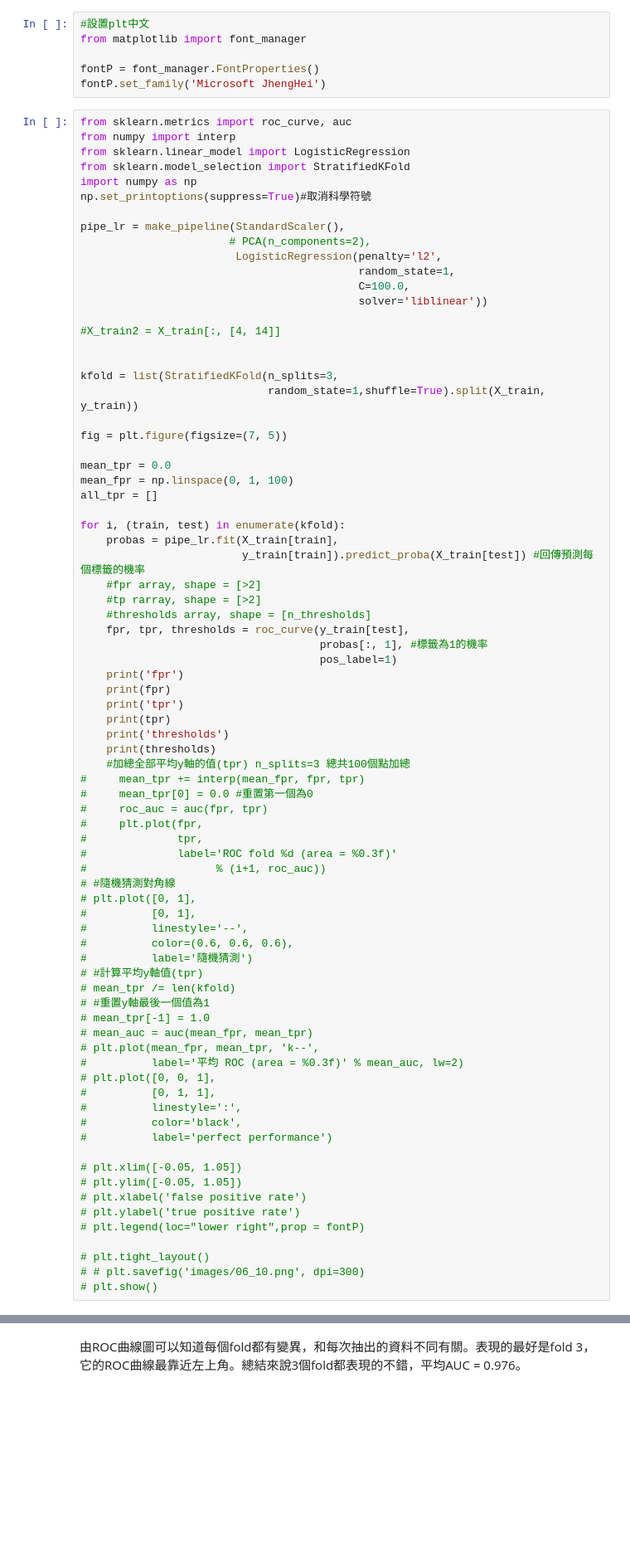
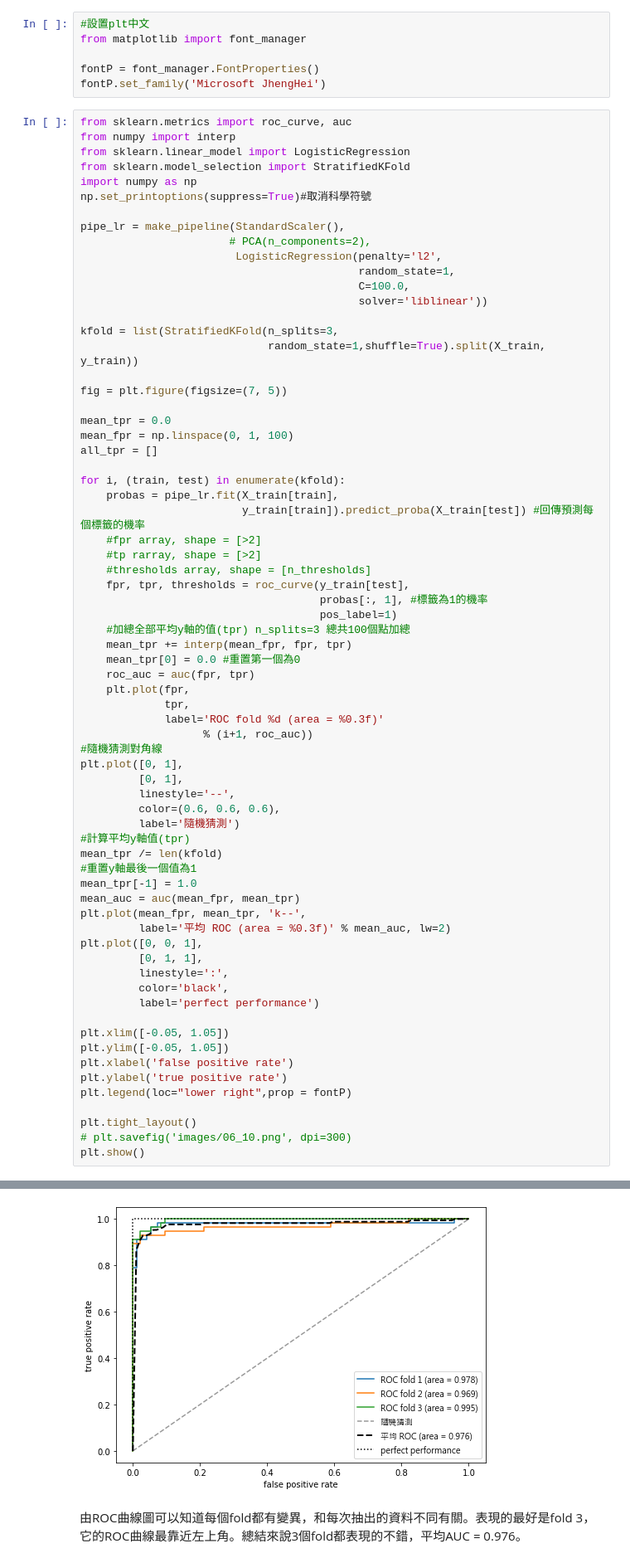
Before and after one commit to renardbao/ML_learn, a Jupyter notebook: confusionMatrix.ipynb, the cells around one changed output, grey strips where cells are left out. Shown at 83% size. Saved outputs shown, nothing was run; the diff lists cells and outputs as text; blank space fills up the shorter version.

```diff
--- a/confusionMatrix.ipynb
+++ b/confusionMatrix.ipynb
@@ -98,9 +127,6 @@ pipe_lr = make_pipeline(StandardScaler(),
                                            random_state=1,
                                            C=100.0,
                                            solver='liblinear'))
-
-#X_train2 = X_train[:, [4, 14]]
-
 
 kfold = list(StratifiedKFold(n_splits=3,
                              random_state=1,shuffle=True).split(X_train, y_train))
@@ -120,46 +146,40 @@ for i, (train, test) in enumerate(kfold):
     fpr, tpr, thresholds = roc_curve(y_train[test],
                                      probas[:, 1], #標籤為1的機率
                                      pos_label=1)
-    print('fpr')
-    print(fpr)
-    print('tpr')
-    print(tpr)
-    print('thresholds')
-    print(thresholds)
     #加總全部平均y軸的值(tpr) n_splits=3 總共100個點加總
-#     mean_tpr += interp(mean_fpr, fpr, tpr)
-#     mean_tpr[0] = 0.0 #重置第一個為0
-#     roc_auc = auc(fpr, tpr)
-#     plt.plot(fpr,
-#              tpr,
-#              label='ROC fold %d (area = %0.3f)'
-#                    % (i+1, roc_auc))
-# #隨機猜測對角線
-# plt.plot([0, 1],
-#          [0, 1],
-#          linestyle='--',
-#          color=(0.6, 0.6, 0.6),
-#          label='隨機猜測')
-# #計算平均y軸值(tpr)
-# mean_tpr /= len(kfold)
-# #重置y軸最後一個值為1
-# mean_tpr[-1] = 1.0
-# mean_auc = auc(mean_fpr, mean_tpr)
-# plt.plot(mean_fpr, mean_tpr, 'k--',
-#          label='平均 ROC (area = %0.3f)' % mean_auc, lw=2)
-# plt.plot([0, 0, 1],
-#          [0, 1, 1],
-#          linestyle=':',
-#          color='black',
-#          label='perfect performance')
+    mean_tpr += interp(mean_fpr, fpr, tpr)
+    mean_tpr[0] = 0.0 #重置第一個為0
+    roc_auc = auc(fpr, tpr)
+    plt.plot(fpr,
+             tpr,
+             label='ROC fold %d (area = %0.3f)'
+                   % (i+1, roc_auc))
+#隨機猜測對角線
+plt.plot([0, 1],
+         [0, 1],
+         linestyle='--',
+         color=(0.6, 0.6, 0.6),
+         label='隨機猜測')
+#計算平均y軸值(tpr)
+mean_tpr /= len(kfold)
+#重置y軸最後一個值為1
+mean_tpr[-1] = 1.0
+mean_auc = auc(mean_fpr, mean_tpr)
+plt.plot(mean_fpr, mean_tpr, 'k--',
+         label='平均 ROC (area = %0.3f)' % mean_auc, lw=2)
+plt.plot([0, 0, 1],
+         [0, 1, 1],
+         linestyle=':',
+         color='black',
+         label='perfect performance')
 
-# plt.xlim([-0.05, 1.05])
-# plt.ylim([-0.05, 1.05])
-# plt.xlabel('false positive rate')
-# plt.ylabel('true positive rate')
-# plt.legend(loc="lower right",prop = fontP)
+plt.xlim([-0.05, 1.05])
+plt.ylim([-0.05, 1.05])
+plt.xlabel('false positive rate')
+plt.ylabel('true positive rate')
+plt.legend(loc="lower right",prop = fontP)
 
-# plt.tight_layout()
-# # plt.savefig('images/06_10.png', dpi=300)
-# plt.show()
+plt.tight_layout()
+# plt.savefig('images/06_10.png', dpi=300)
+plt.show()
 # %% [output]
@@ -184,2 +186,3 @@ thresholds
+[figure, added]
 # %% [markdown]
 由ROC曲線圖可以知道每個fold都有變異，和每次抽出的資料不同有關。表現的最好是fold 3，它的ROC曲線最靠近左上角。總結來說3個fold都表現的不錯，平均AUC = 0.976。
```
Also changed, not shown: parts of 7 cells of this notebook, 1 other file.
